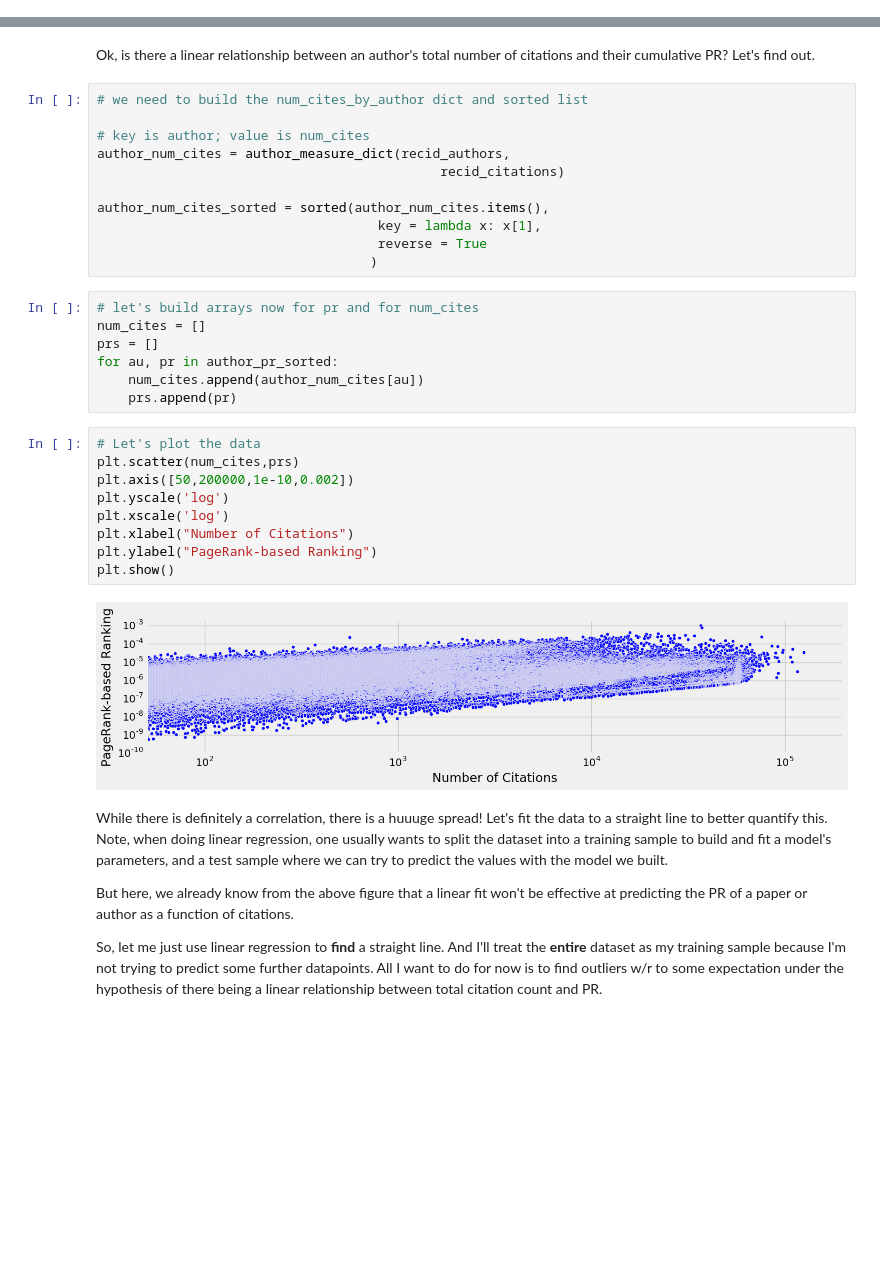
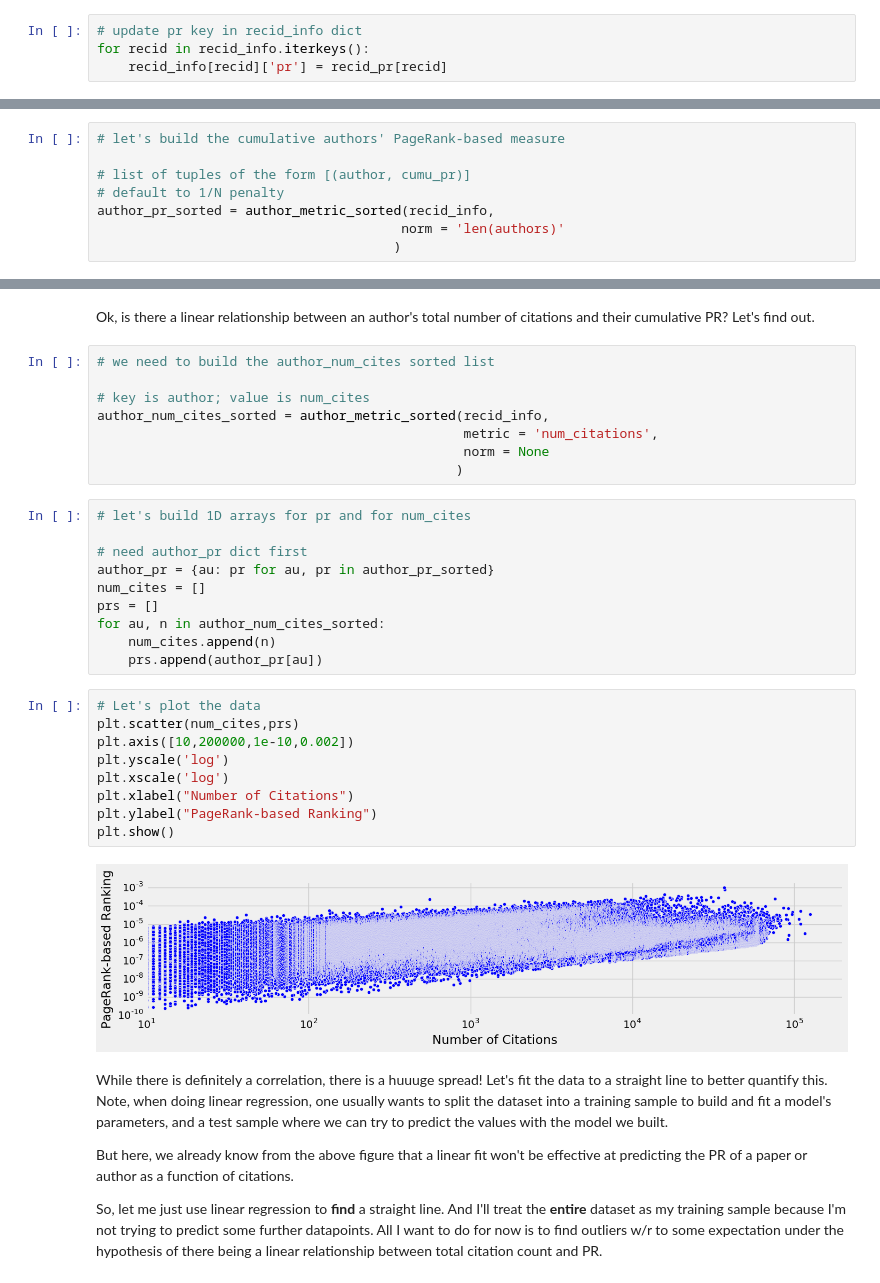
Before and after one commit to ieder1357/InspireHEP-Network-Analysis, a Jupyter notebook: ipython_notebooks/network_analysis_part2.ipynb, the cells around one changed output, grey strips where cells are left out. Cells and saved outputs as stored; diff of their text form; blank space fills up the shorter version.

```diff
--- a/ipython_notebooks/network_analysis_part2.ipynb
+++ b/ipython_notebooks/network_analysis_part2.ipynb
@@ -113,3 +104,7 @@ len(recid_pr_sorted) # number of papers that have been cited
+# %%
+# update pr key in recid_info dict
+for recid in recid_info.iterkeys():
+    recid_info[recid]['pr'] = recid_pr[recid]
 # %%
 recid_pr_sorted[:10] # the 10 papers with the highest pagerank
 # %% [output]
@@ -168,0 +151,8 @@ author_pr_sorted = sorted(author_pr.items(),
+# %%
+# let's build the cumulative authors' PageRank-based measure
+
+# list of tuples of the form [(author, cumu_pr)]
+# default to 1/N penalty
+author_pr_sorted = author_metric_sorted(recid_info,
+                                       norm = 'len(authors)'
+                                      )
@@ -185,34 +179,34 @@ Witten still makes the top of course. A lot of new younger names, as we might ex
 Ok, is there a linear relationship between an author's total number of citations and their
 cumulative PR? Let's find out.
 # %%
-# we need to build the num_cites_by_author dict and sorted list
+# we need to build the author_num_cites sorted list
 
 # key is author; value is num_cites
-author_num_cites = author_measure_dict(recid_authors,
-                                            recid_citations)
-
-author_num_cites_sorted = sorted(author_num_cites.items(),
-                                    key = lambda x: x[1],
-                                    reverse = True
-                                   )
+author_num_cites_sorted = author_metric_sorted(recid_info,
+                                               metric = 'num_citations',
+                                               norm = None
+                                              )
 # %%
-# let's build arrays now for pr and for num_cites
+# let's build 1D arrays for pr and for num_cites
+
+# need author_pr dict first
+author_pr = {au: pr for au, pr in author_pr_sorted}
 num_cites = []
 prs = []
-for au, pr in author_pr_sorted:
-    num_cites.append(author_num_cites[au])
-    prs.append(pr)
+for au, n in author_num_cites_sorted:
+    num_cites.append(n)
+    prs.append(author_pr[au])
 # %%
 # Let's plot the data
 plt.scatter(num_cites,prs)
-plt.axis([50,200000,1e-10,0.002])
+plt.axis([10,200000,1e-10,0.002])
 plt.yscale('log')
 plt.xscale('log')
 plt.xlabel("Number of Citations")
 plt.ylabel("PageRank-based Ranking")
 plt.show()
 # %% [output]
-[figure, old version]
+[figure, new version]
 # %% [markdown]
 While there is definitely a correlation, there is a huuuge spread!
 Let's fit the data to a straight line to better quantify this.
```
Also changed, not shown: parts of 18 cells of this notebook.
